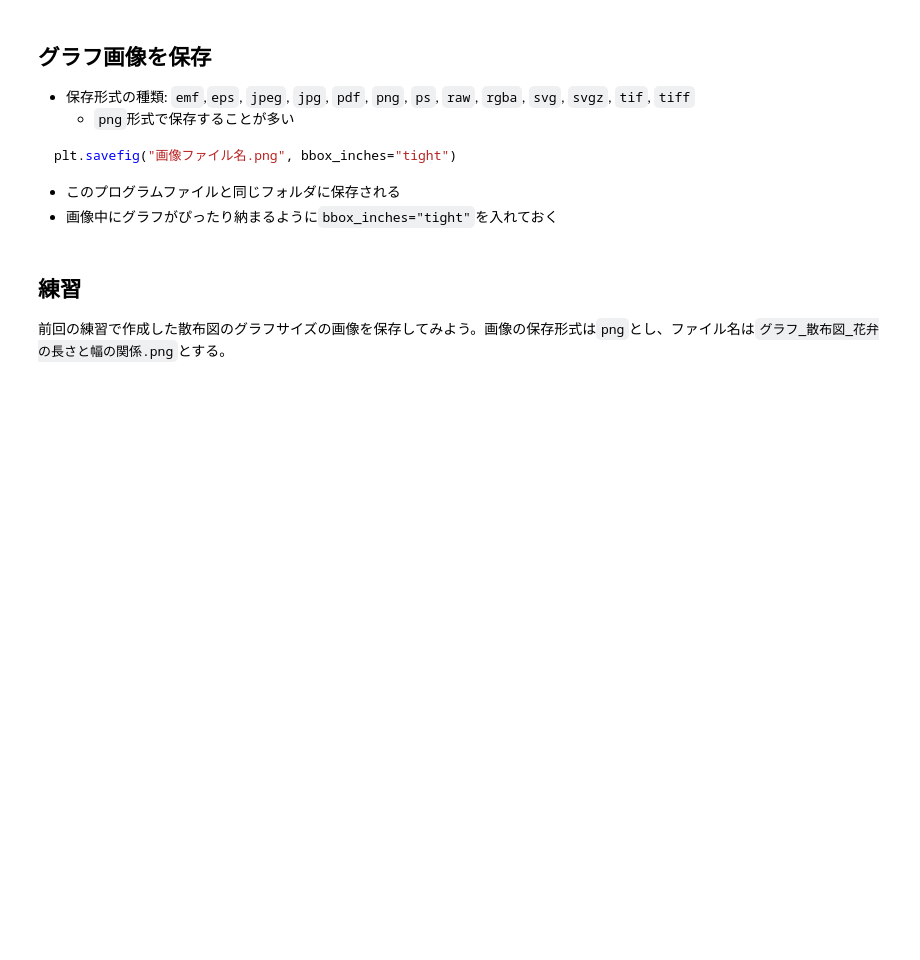
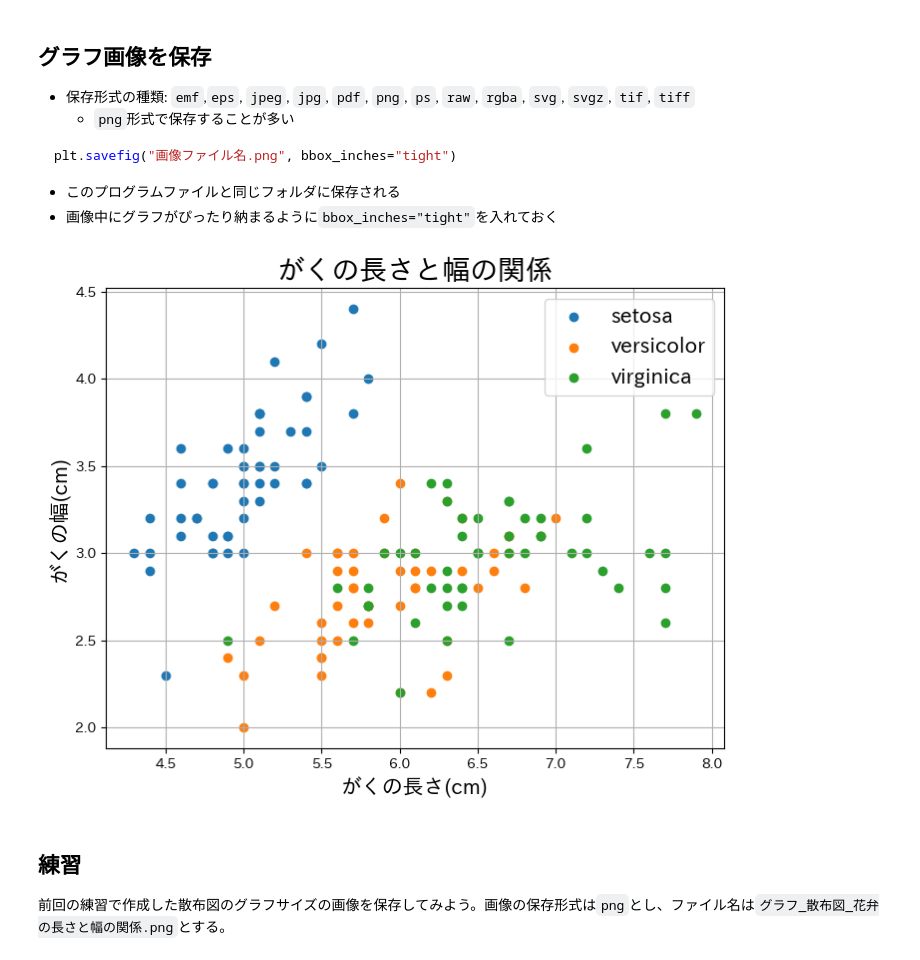
Before and after one commit to fukufukufukufuku/tsu_2024_githab, a Jupyter notebook: 第04回/第04回_プログラム/4：Pythonによるデータ可視化_2024.ipynb, the cells around one changed output. Saved outputs shown, nothing was run; the diff lists cells and outputs as text; code cells hidden in the pictures; blank space fills up the shorter version.

```diff
--- a/第04回/第04回_プログラム/4：Pythonによるデータ可視化_2024.ipynb
+++ b/第04回/第04回_プログラム/4：Pythonによるデータ可視化_2024.ipynb
@@ -75,10 +90,7 @@
 import pandas as pd
 
 # ファイルの指定
-xlsxfile  = "dataset/iris.xlsx" # dataset内のExcelファイル
-
-# Googleドライブの場合は次のコメントアウトを外す
-# xlsxfile = "drive/My Drive/Colab Notebooks/第04回_プログラム/dataset/iris.xlsx"
+xlsxfile = "drive/My Drive/Colab Notebooks/第04回_プログラム/dataset/iris.xlsx"
 
 # データの読み込み
 df_iris = pd.read_excel(xlsxfile, sheet_name='iris')
@@ -314,32 +367,31 @@ plt.savefig("画像ファイル名.png", bbox_inches="tight")
 # %%
 import matplotlib.pyplot as plt # グラフ作成のためにインポート
 import japanize_matplotlib      # グラフで日本語を使用するためにインポート
 %matplotlib inline
 
 plt.figure(figsize=(8, 6)) # グラフサイズの変更
 
 # グラフ作成
 plt.scatter(x1,y1, label="setosa") # 1つ目のデータ
 plt.scatter(x2,y2, label="versicolor") # 2つ目のデータ
 plt.scatter(x3,y3, label="virginica") # 3つ目のデータ
 
 # 追加オプション
 plt.title("がくの長さと幅の関係", fontsize=20) # タイトルを追加（フォントサイズ指定）
 plt.xlabel("がくの長さ(cm)", fontsize=15) # x軸のラベルを追加（フォントサイズ指定）
 plt.ylabel("がくの幅(cm)",  fontsize=15)  # y軸のラベルを追加（フォントサイズ指定）
 plt.grid() # 補助線を追加
 plt.legend(fontsize=15) # 凡例を追加
 
 # 出力設定
-pngfile  = "グラフ_散布図_がくの長さと幅の関係.png" # グラフ画像のファイル名
-
-# Googleドライブの場合は次のコメントアウトを外す
-# pngfile = "drive/My Drive/Colab Notebooks/第04回_プログラム/グラフ_散布図_がくの長さと幅の関係.png"
+pngfile = "drive/My Drive/Colab Notebooks/第04回_プログラム/グラフ_散布図_がくの長さと幅の関係.png"
 
 plt.savefig(pngfile, bbox_inches='tight') # 画像の保存
 
 # グラフ表示
 plt.show()
+# %% [output]
+[figure, added]
 # %% [markdown]
 ## 練習
 前回の練習で作成した散布図のグラフサイズの画像を保存してみよう。画像の保存形式は`png`とし、ファイル名は`グラフ_散布図_花弁の長さと幅の関係.png`とする。
```
Also changed, not shown: parts of 19 cells of this notebook, 5 other files.
